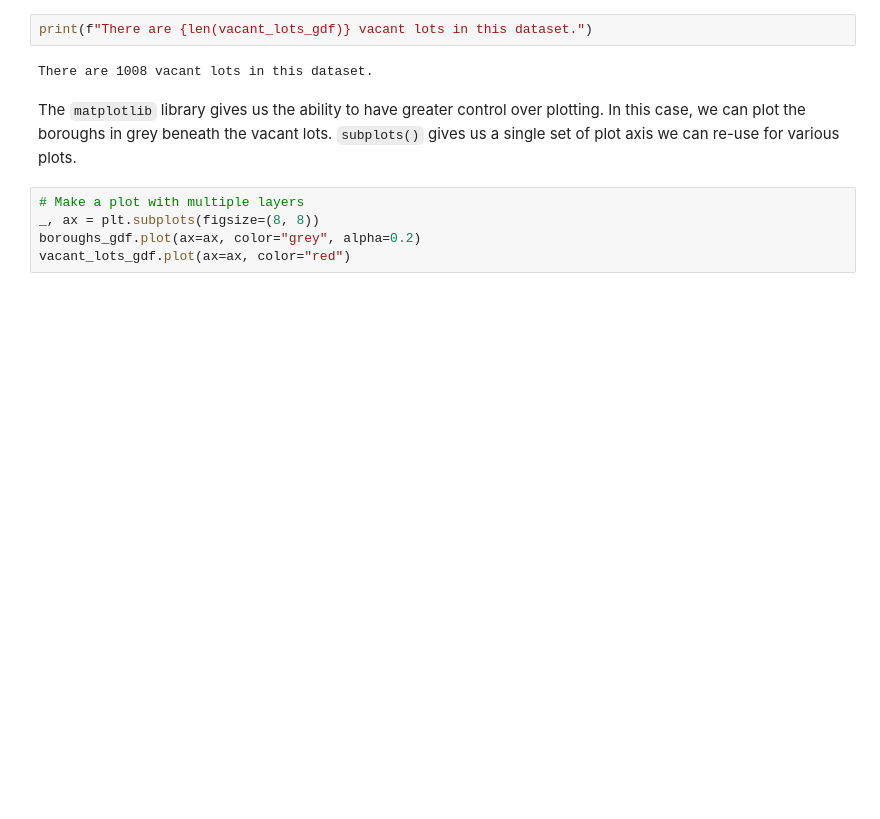
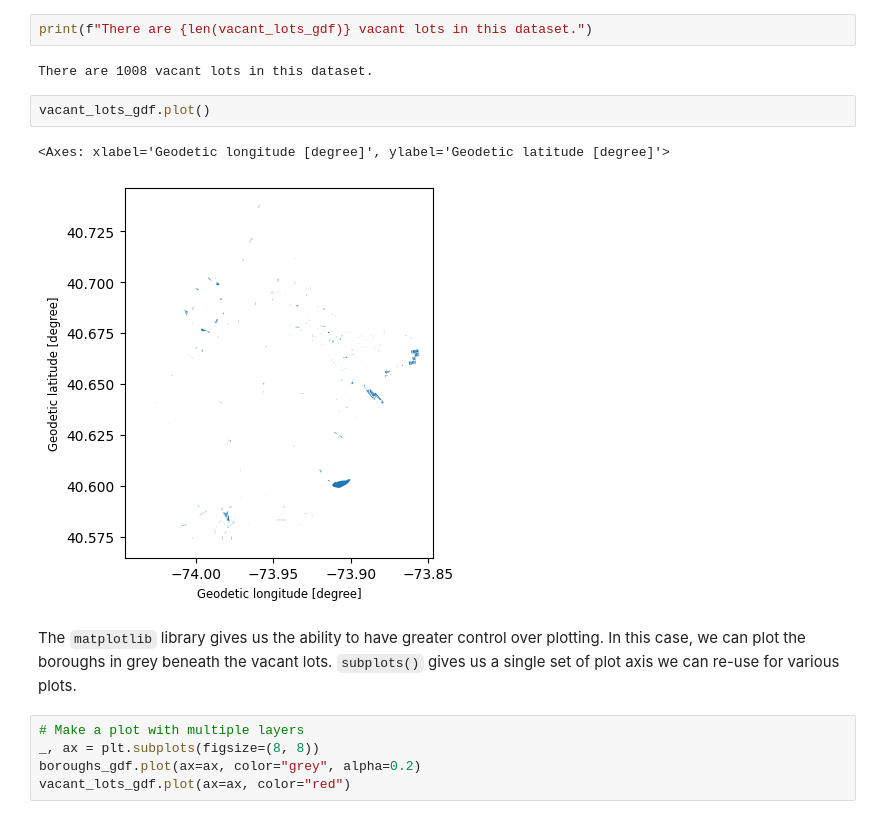
Before and after one commit to ivorywang-1005/intro-to-urban-data, a Jupyter notebook: Scale/S06_Organizing_and_presenting_data.ipynb, the cells around one changed output. Cells and saved outputs as stored; diff of their text form; blank space fills up the shorter version.

```diff
--- a/Scale/S06_Organizing_and_presenting_data.ipynb
+++ b/Scale/S06_Organizing_and_presenting_data.ipynb
@@ -58,6 +58,11 @@ We can get a sense of the data for reference.
 print(f"There are {len(vacant_lots_gdf)} vacant lots in this dataset.")
 # %% [output]
 There are 1008 vacant lots in this dataset.
+# %%
+vacant_lots_gdf.plot()
+# %% [output]
+<Axes: xlabel='Geodetic longitude [degree]', ylabel='Geodetic latitude [degree]'>
+[figure, added]
 # %% [markdown]
 The `matplotlib` library gives us the ability to have greater control over plotting. In this case, we can plot the boroughs in grey beneath the vacant lots. `subplots()` gives us a single set of plot axis we can re-use for various plots.
 # %%
```
Also changed, not shown: parts of 8 cells of this notebook.
